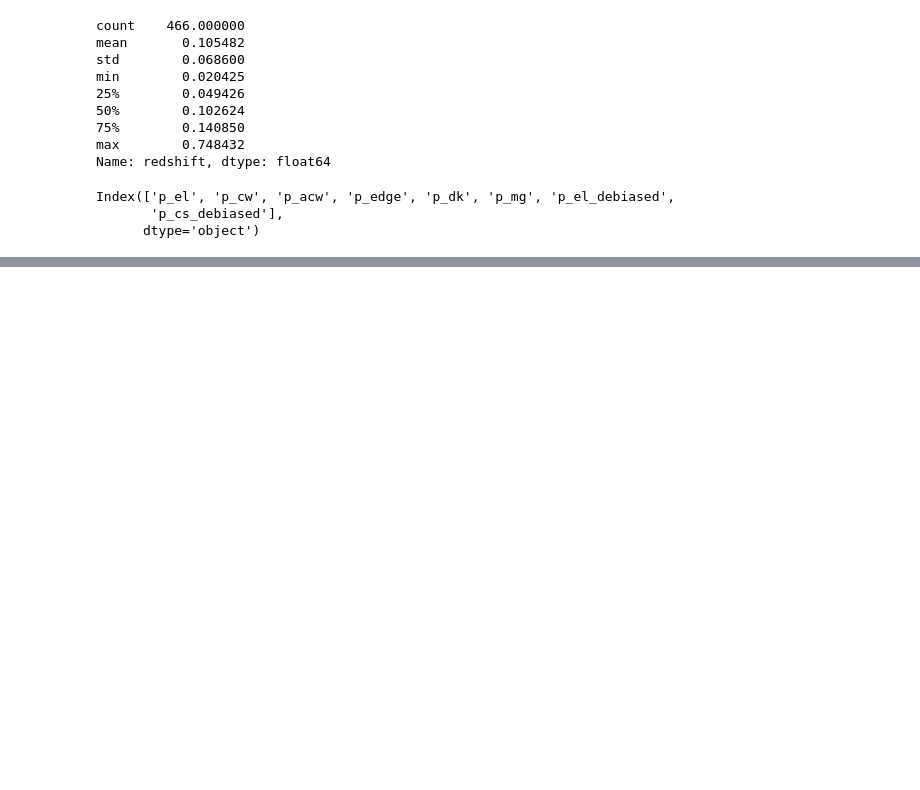
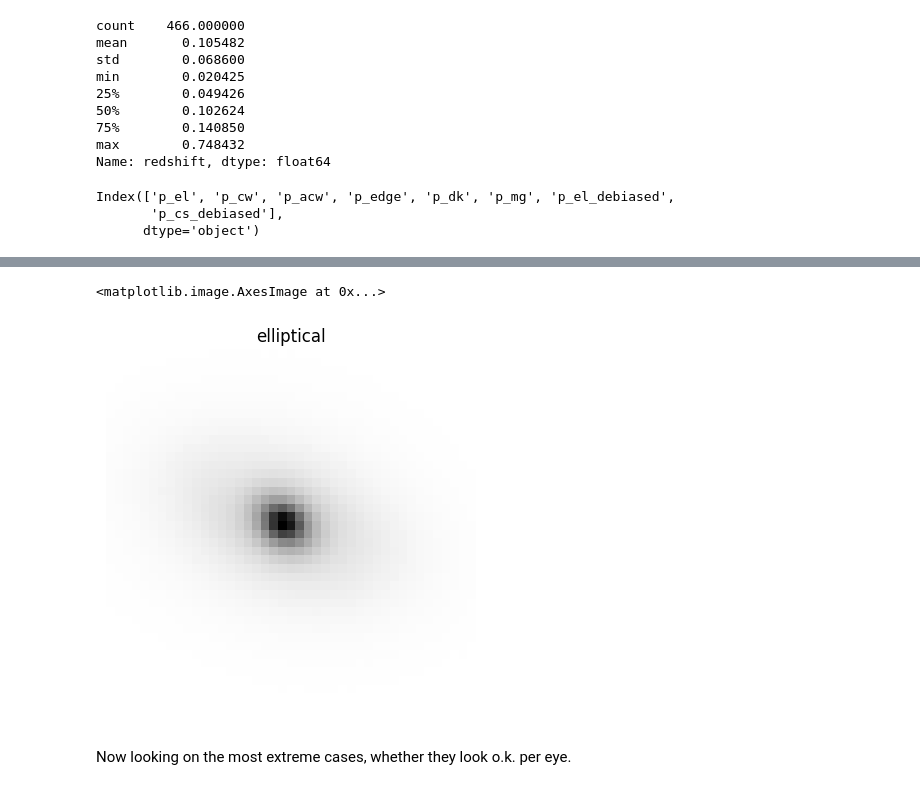
Before and after one commit to tkfritz/astro_images, a Jupyter notebook: galaxy_type_prep.ipynb, the cells around one changed output, grey strips where cells are left out. Saved outputs shown, nothing was run; the diff lists cells and outputs as text; code cells hidden in the pictures; blank space fills up the shorter version.

```diff
--- a/galaxy_type_prep.ipynb
+++ b/galaxy_type_prep.ipynb
@@ -125,0 +414,9 @@ print(df.shape)
+# %%
+plt.axis('off')
+plt.title("elliptical")
+plt.imshow(1-cut_out[:,:,1].T,cmap=cm.gray, interpolation='nearest')
+# %% [output]
+<matplotlib.image.AxesImage at 0x...>
+[figure, added]
+# %% [markdown]
+Now looking on the most extreme cases, whether they look o.k. per eye.
```
Also changed, not shown: parts of 37 cells of this notebook.
